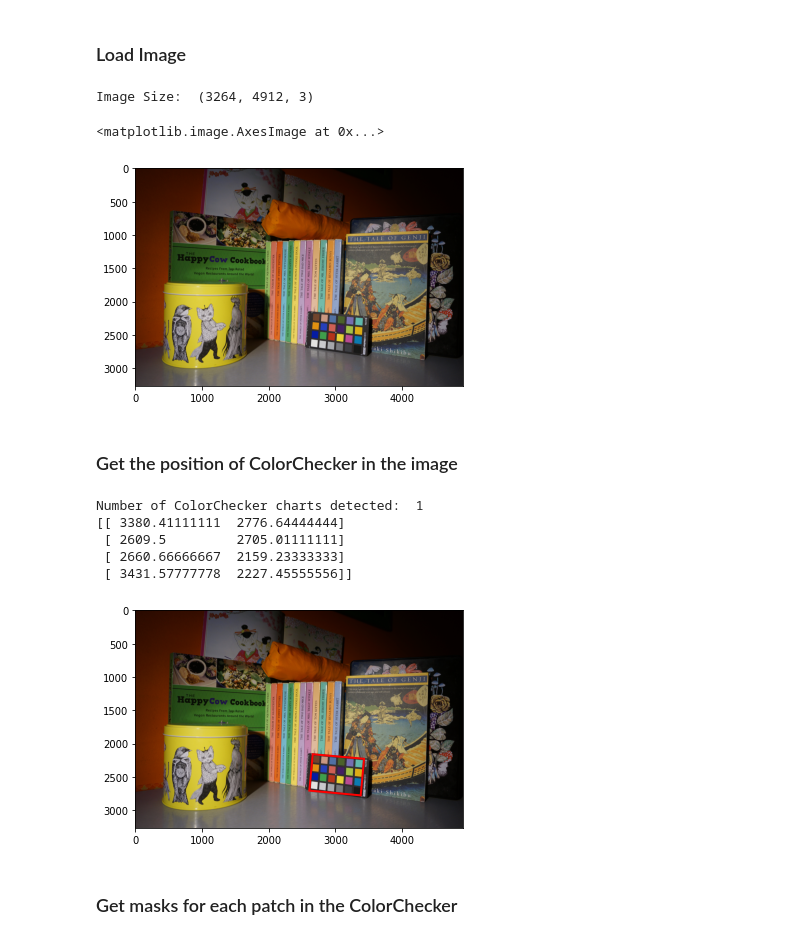
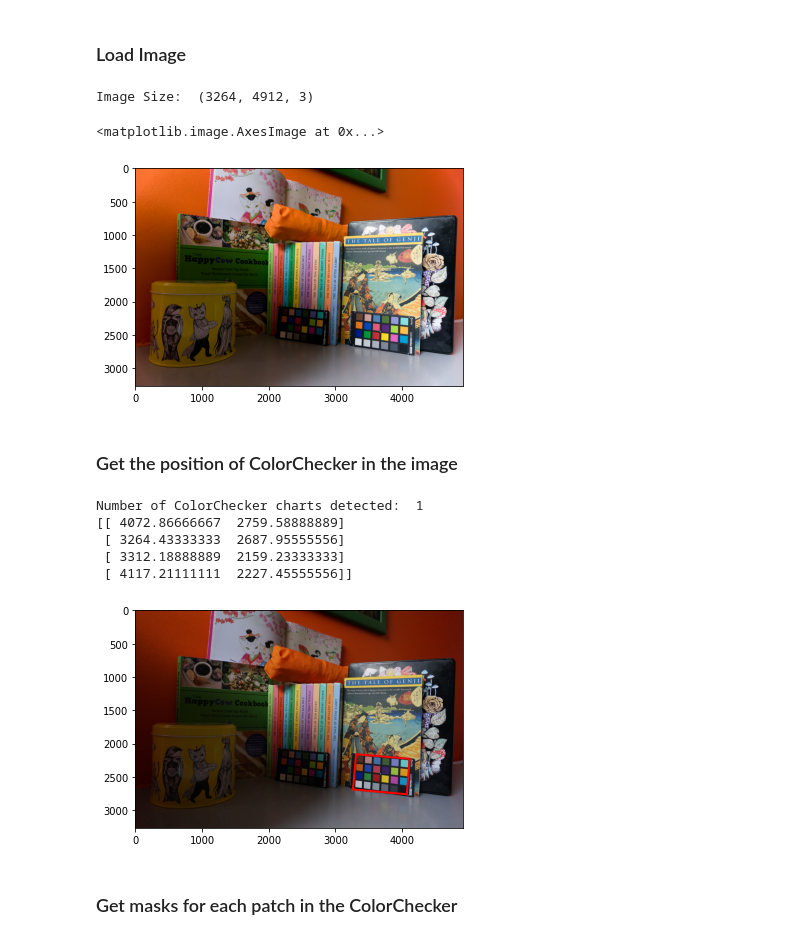
Before and after one commit to DarkPaquito/imco-project, a Jupyter notebook: color_correction.ipynb, the cells around one changed output. Drawn from its saved outputs; the diff is of its cells as text; code cells hidden in the pictures.

Commit message:
[CORRECTIONS] minor corrections and bug fixes

```diff
--- a/color_correction.ipynb
+++ b/color_correction.ipynb
@@ -19,18 +19,18 @@ import numpy as np
 ### Load Image
 # %%
 # Input/Output
-filepath = r"C:\Users\Ricardo\Documents\Working\EPITA\2021\ColorChecker_at_Home\JPEG"
-filename = "DSC00232.JPG"
-outpath = r"C:\Users\Ricardo\Documents\Working\EPITA\2021\TP_02\Color_Correction"
+filepath = r"correction_data"
+filename = "DSC00234.JPG"
+outpath = r"correction_data"
 
 # Load Input Image
 img = imageio.imread(os.path.join(filepath, filename))
 print("Image Size: ", img.shape)
 plt.imshow(img)
 # %% [output]
 Image Size:  (3264, 4912, 3)
 <matplotlib.image.AxesImage at 0x...>
-[figure, old version]
+[figure, new version]
 # %% [markdown]
 ### Get the position of ColorChecker in the image
 # %%
@@ -54,11 +54,11 @@ if (cc_count>0):
     plt.show()
 # %% [output]
 Number of ColorChecker charts detected:  1
-[[ 3380.41111111  2776.64444444]
- [ 2609.5         2705.01111111]
- [ 2660.66666667  2159.23333333]
- [ 3431.57777778  2227.45555556]]
+[[ 4072.86666667  2759.58888889]
+ [ 3264.43333333  2687.95555556]
+ [ 3312.18888889  2159.23333333]
+ [ 4117.21111111  2227.45555556]]
-[figure, old version]
+[figure, new version]
 # %% [markdown]
 ### Get masks for each patch in the ColorChecker
 # %%
```
Also changed, not shown: parts of 17 cells of this notebook, 52 other files.
